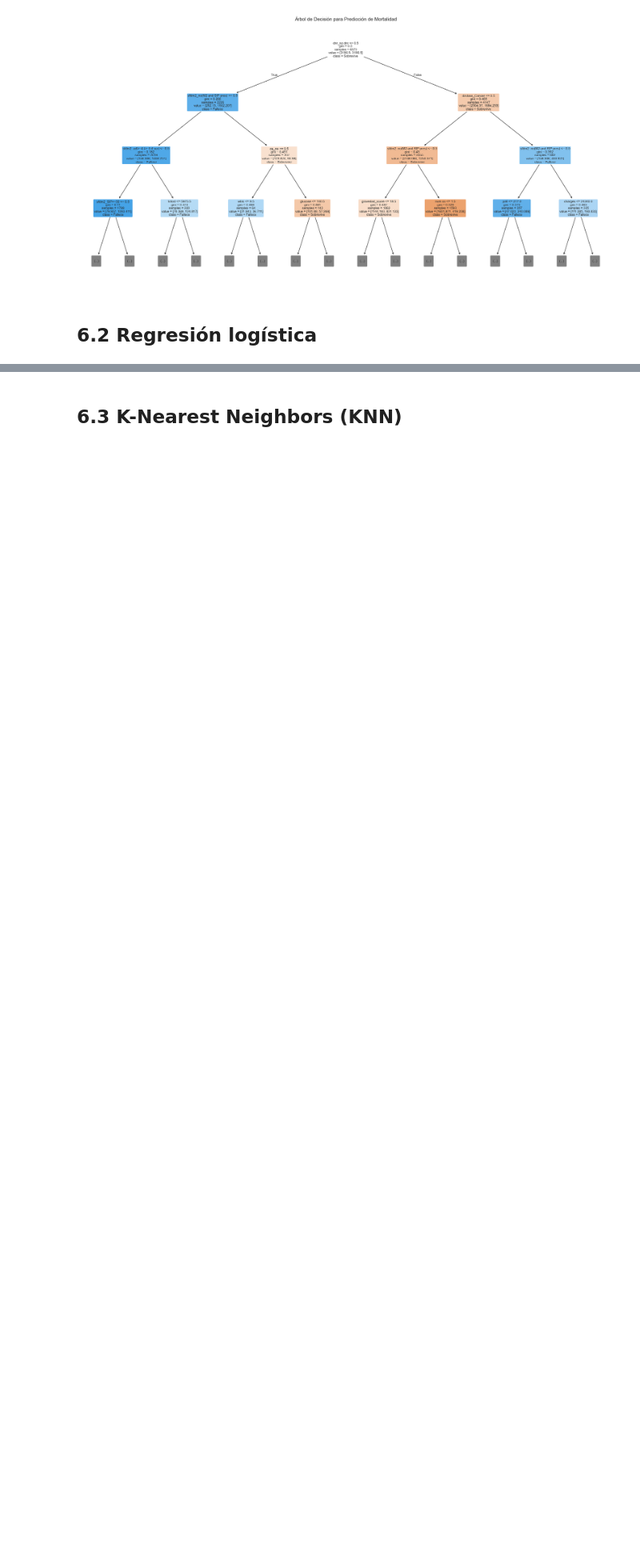
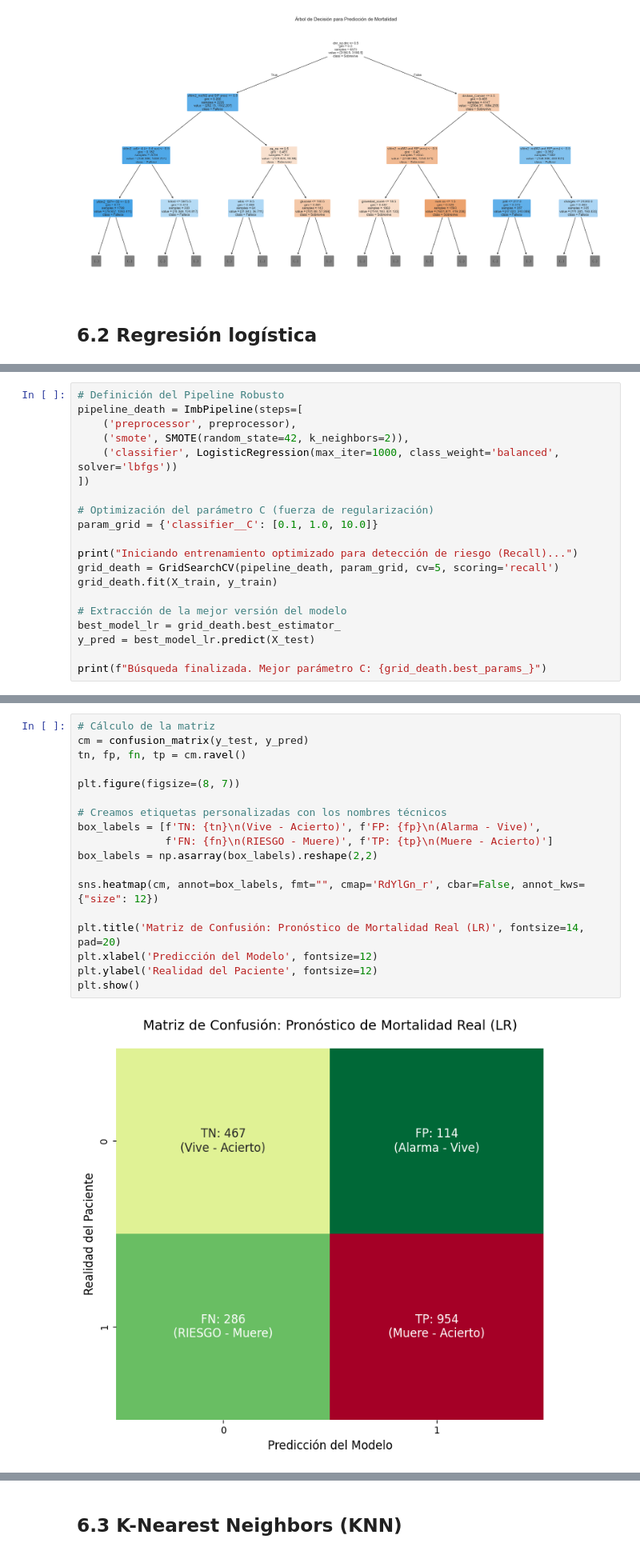
Before and after one commit to nrapun/proyecto_AA, a Jupyter notebook: notebook_proyectoAA.ipynb, the cells around one changed output, grey strips where cells are left out. Shown at 80% size. Saved outputs shown, nothing was run; the diff lists cells and outputs as text; blank space fills up the shorter version.

```diff
--- a/notebook_proyectoAA.ipynb
+++ b/notebook_proyectoAA.ipynb
@@ -1096,0 +1012,20 @@ Passing `palette` without assigning `hue` is deprecated and will be removed in v
+# %%
+# Definición del Pipeline Robusto
+pipeline_death = ImbPipeline(steps=[
+    ('preprocessor', preprocessor),
+    ('smote', SMOTE(random_state=42, k_neighbors=2)),
+    ('classifier', LogisticRegression(max_iter=1000, class_weight='balanced', solver='lbfgs'))
+])
+
+# Optimización del parámetro C (fuerza de regularización)
+param_grid = {'classifier__C': [0.1, 1.0, 10.0]}
+
+print("Iniciando entrenamiento optimizado para detección de riesgo (Recall)...")
+grid_death = GridSearchCV(pipeline_death, param_grid, cv=5, scoring='recall')
+grid_death.fit(X_train, y_train)
+
+# Extracción de la mejor versión del modelo
+best_model_lr = grid_death.best_estimator_
+y_pred = best_model_lr.predict(X_test)
+
+print(f"Búsqueda finalizada. Mejor parámetro C: {grid_death.best_params_}")
@@ -1096,0 +1044,20 @@ Passing `palette` without assigning `hue` is deprecated and will be removed in v
+# %%
+# Cálculo de la matriz
+cm = confusion_matrix(y_test, y_pred)
+tn, fp, fn, tp = cm.ravel()
+
+plt.figure(figsize=(8, 7))
+
+# Creamos etiquetas personalizadas con los nombres técnicos
+box_labels = [f'TN: {tn}\n(Vive - Acierto)', f'FP: {fp}\n(Alarma - Vive)',
+              f'FN: {fn}\n(RIESGO - Muere)', f'TP: {tp}\n(Muere - Acierto)']
+box_labels = np.asarray(box_labels).reshape(2,2)
+
+sns.heatmap(cm, annot=box_labels, fmt="", cmap='RdYlGn_r', cbar=False, annot_kws={"size": 12})
+
+plt.title('Matriz de Confusión: Pronóstico de Mortalidad Real (LR)', fontsize=14, pad=20)
+plt.xlabel('Predicción del Modelo', fontsize=12)
+plt.ylabel('Realidad del Paciente', fontsize=12)
+plt.show()
+# %% [output]
+[figure, added]
```
Also changed, not shown: parts of 30 cells of this notebook.
